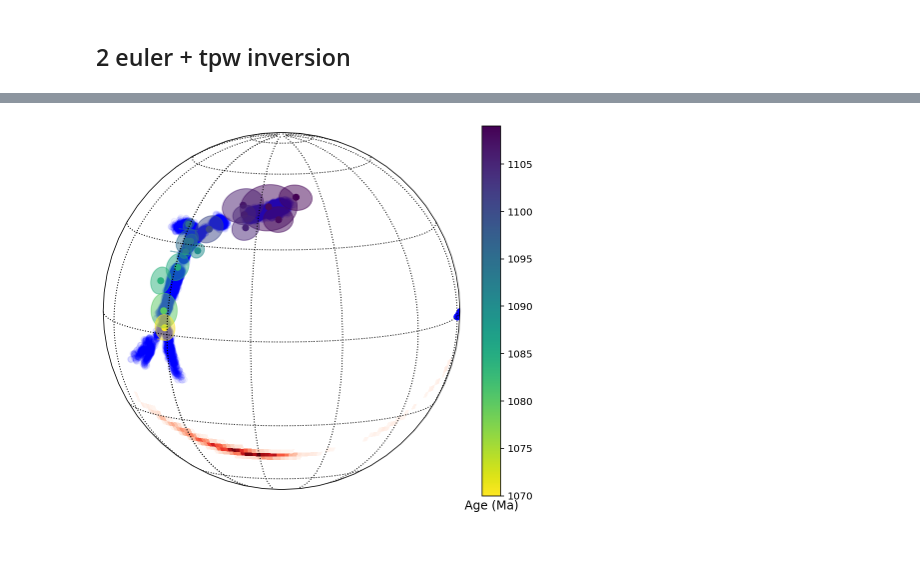
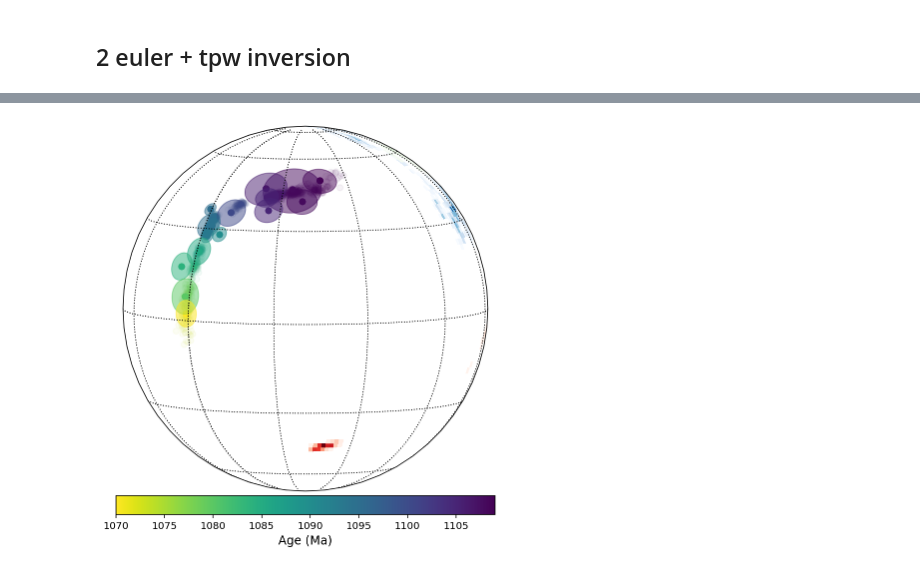
Before and after one commit to Swanson-Hysell-Group/Bayesian_PEP_inversion, a Jupyter notebook: PEP_Kewee.ipynb, the cells around one changed output, grey strips where cells are left out. Saved outputs shown, nothing was run; the diff lists cells and outputs as text; code cells hidden in the pictures.

```diff
--- a/PEP_Kewee.ipynb
+++ b/PEP_Kewee.ipynb
@@ -372,7 +836,7 @@ plt.show()
 with pm.Model() as model:
 
     euler_1 = Watson_Girdle('euler_1', lon_lat = [1.,1.], k = -.1, testval = np.array([0., 0.]), shape = 2)
-    rate_1 = pm.Uniform('rate_1', 0, 4)
+    rate_1 = pm.Exponential('rate_1',2.5)
 
     start_index = Kewee_poles['AgeNominal'].argmax()
 
@@ -426,7 +890,7 @@ with pm.Model() as model:
                             observed=[Kewee_poles['PLon'].tolist()[i], Kewee_poles['PLat'].tolist()[i]])
 
 
-    trace_1e_tpw = pm.sample(50000, step = pm.Metropolis(), compute_convergence_checks=1, chains =1, cores=1, init='auto')
+    trace_1e_tpw_exp = pm.sample(200000, step = pm.Metropolis(), tune=200000, compute_convergence_checks=1, chains=4, cores=12, init='auto')
 # %% [output]
 starting pole age is:  1109.0
 starting pole lon/lat: [227.0, 49.5] starting pole k:  697.7572089711642
@@ -474,4 +939,4 @@ pm.save_trace(trace_1e_tpw, 'code_output/kewee_1_euler_tpw_trace', overwrite=1)
 # %%
-trace_1e_tpw_saved = pm.load_trace('code_output/kewee_1_euler_tpw_trace', model)
+trace_1e_tpw_exp_saved = pm.load_trace('code_output/kewee_1_euler_tpw_trace_exp', model)
 # %%
 # plt.figure(figsize=(10, 20))
@@ -489,2 +945,0 @@ pm.save_trace(trace_1e_tpw, 'code_output/kewee_1_euler_tpw_trace', overwrite=1)
-# %%
-trace_1e_saved = pm.load_trace('code_output/kewee_1_euler_tpw_trace', model)
@@ -530,9 +992,9 @@ plt.show()
 with pm.Model() as model:
 
     euler_1 = Watson_Girdle('euler_1', lon_lat = [0.,0.], k = -.1, testval = np.array([1., 1.]), shape = 2)
-    rate_1 = pm.Uniform('rate_1', 0, 4)
+    rate_1 = pm.Uniform('rate_1', 0., 10)
     euler_2 = Watson_Girdle('euler_2', lon_lat = [0.,0.], k = -.1, testval = np.array([1., 1.]), shape = 2)
-    rate_2 = pm.Uniform('rate_2', 0, 4)
+    rate_2 = pm.Uniform('rate_2', 0., 10)
 
     start_index = Kewee_poles['AgeNominal'].argmax()
 
@@ -548,7 +1010,7 @@ with pm.Model() as model:
     print('starting pole lon/lat:', start_lon_lat, 'starting pole k: ',start_k)
 
     tpw_angle = pm.Uniform('tpw_angle', 0., 360.)
-    tpw_rate = pm.Exponential('tpw_rate', 2.5)
+    tpw_rate = pm.Uniform('tpw_rate', 0., 10)
 
     switchpoint = pm.Uniform('switchpoint', Kewee_poles['AgeNominal'].min(), Kewee_poles['AgeNominal'].max())
 
@@ -587,7 +1049,7 @@ with pm.Model() as model:
                             observed=[Kewee_poles['PLon'].tolist()[i], Kewee_poles['PLat'].tolist()[i]])
 
 
-    # trace_2e_tpw = pm.sample(20000, step = pm.Metropolis(), compute_convergence_checks=1, chains =1, cores=1, init='auto')
+    trace_2e_tpw_uni = pm.sample(200000, step = pm.Metropolis(), tune=200000, compute_convergence_checks=1, chains=4, cores=12, init='auto')
 # %% [output]
 starting pole age is:  1109.0
 starting pole lon/lat: [227.0, 49.5] starting pole k:  697.7572089711642
@@ -620,6 +1221,8 @@ trace_2e_tpw_saved = pm.load_trace('code_output/kewee_2_euler_tpw_trace', model)
 # %%
-posterior_likelihood_2e_tpw = plot_trace_2e_tpw(trace_2e_tpw_saved[10000:], Kewee_poles[['PLon', 'PLat']].to_numpy(), Kewee_poles['A95'], Kewee_poles['AgeNominal'].tolist(),
-                  220, 10, 100,
-                  savefig = 0, scatter=1, posterior_n=2000, figname='code_output/kewee_2_Euler_tpw_inversion_.pdf');
+ax, posterior_likelihood_2e_tpw = plot_trace_2e_tpw(trace_2e_tpw_saved, Kewee_poles[['PLon', 'PLat']].to_numpy(),
+                                                Kewee_poles['A95'], Kewee_poles['AgeNominal'].tolist(),
+                                                220, 5, 100,
+                                                savefig = 0, scatter=1, posterior_n=100, calc_posterior_likelihood=1,
+                                                figname='code_output/kewee_2_Euler_tpw_inversion_.pdf');
 # %% [output]
-[figure, old version]
+[figure, new version]
```
Also changed, not shown: parts of 69 cells of this notebook, 1 other file.
